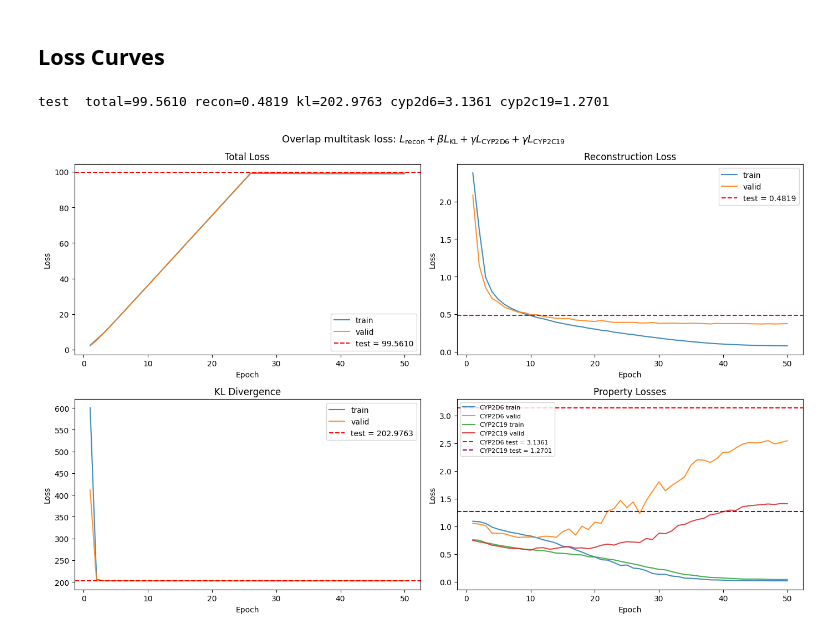
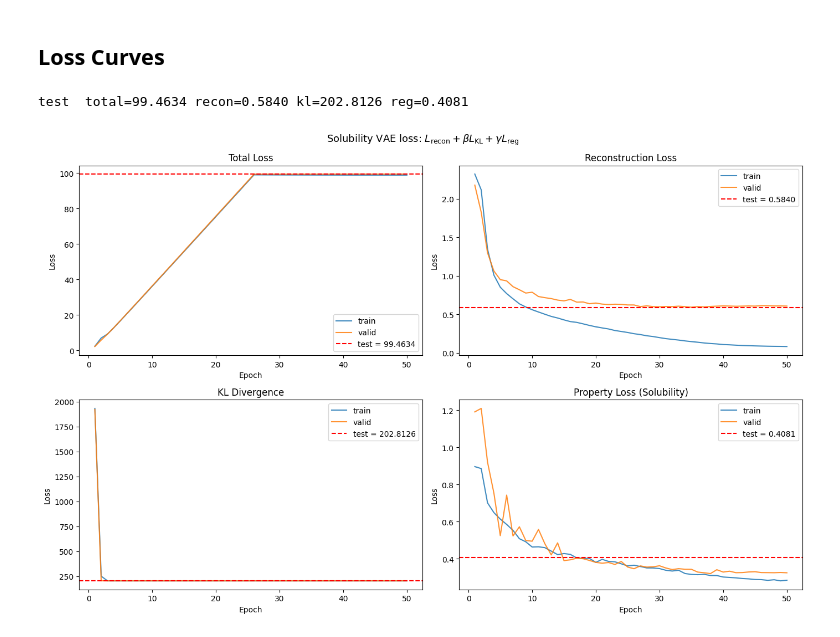
Before and after one commit to elenipsaromatis/mol-vae, a Jupyter notebook: training.ipynb, the cells around one changed output. Drawn from its saved outputs; the diff is of its cells as text; code cells hidden in the pictures.

```diff
--- a/training.ipynb
+++ b/training.ipynb
@@ -39,7 +38,7 @@ tracking uri: file:///Users/elenipsaromatis/Documents/mol-vae/notebooks/mlruns
 `MODE = "train"` retrains. `MODE = "load"` uses `LOAD_RUN_ID`.
 # %%
 MODE = "load"   # "train" or "load"
-LOAD_RUN_ID = "feb070eabc654b1eaea9d6f0699011d9"
+LOAD_RUN_ID = "5f8d30171eab4be384f0c8dd75579e70"
 BATCH_SIZE = 64
 # %% [markdown]
 ## Train or Load
@@ -76,7 +75,7 @@ def build_model_from_state_dict(state_dict, seq_len, device):
     hidden_dim = state_dict["encoder.fc.weight"].shape[0]
     latent_dim = state_dict["encoder.fc_mu.weight"].shape[0]
     n_layers = state_dict["decoder.fc_z.weight"].shape[0] // hidden_dim
-    prop_hidden_size = state_dict["cyp2d6_predictor.net.0.weight"].shape[0]
+    prop_hidden_size = state_dict["reg_predictor.net.0.weight"].shape[0]
 
     model = VAE(
         vocab_size=vocab_size,
@@ -97,7 +96,7 @@ def build_model_from_state_dict(state_dict, seq_len, device):
 
 ckpt_path = run.data.tags.get("checkpoint")
 if ckpt_path is None or not Path(ckpt_path).exists():
-    fallback = PROJECT_ROOT / "checkpoints" / f"vae_overlap_{run_id[:8]}.pth"
+    fallback = PROJECT_ROOT / "checkpoints" / f"vae_solubility_{run_id[:8]}.pth"
     if fallback.exists():
         ckpt_path = str(fallback)
     else:
@@ -147,0 +116,5 @@ final_beta=0.4875 gamma=0.0300 kl_free_bits=0.7917
+# %%
+from train import GAMMA, KL_FREE_BITS, BETA_MAX
+gamma = GAMMA
+kl_free_bits = KL_FREE_BITS
+final_beta = BETA_MAX
@@ -148,26 +141,25 @@ final_beta=0.4875 gamma=0.0300 kl_free_bits=0.7917
 # %% [markdown]
 ## Loss Curves
 # %%
-test_total, test_recon, test_kl, test_cyp2d6, test_cyp2c19 = evaluate_loss(
+from train import evaluate_loss
+test_total, test_recon, test_kl, test_reg = evaluate_loss(
     model=model,
     loader=test_loader,
     beta=final_beta,
     gamma=gamma,
     device=device,
     kl_free_bits=kl_free_bits,
-    pos_weights=pos_weights,
 )
 print(
     f"test  total={test_total:.4f} recon={test_recon:.4f} kl={test_kl:.4f} "
-    f"cyp2d6={test_cyp2d6:.4f} cyp2c19={test_cyp2c19:.4f}"
+    f"reg={test_reg:.4f}"
 )
 # %% [output]
-test  total=99.5610 recon=0.4819 kl=202.9763 cyp2d6=3.1361 cyp2c19=1.2701
+test  total=99.4634 recon=0.5840 kl=202.8126 reg=0.4081
 # %%
 def get_metric(metric_name):
     history = sorted(client.get_metric_history(run_id, metric_name), key=lambda m: m.step)
     return np.array([m.step for m in history]), np.array([m.value for m in history])
-
 
 epochs, train_total_c = get_metric("train_loss")
 _, valid_total_c = get_metric("valid_loss")
@@ -175,44 +167,43 @@ _, train_recon_c = get_metric("train_recon")
 _, valid_recon_c = get_metric("valid_recon")
 _, train_kl_c = get_metric("train_kl")
 _, valid_kl_c = get_metric("valid_kl")
-_, train_cyp2d6_c = get_metric("train_cyp2d6_loss")
-_, valid_cyp2d6_c = get_metric("valid_cyp2d6_loss")
-_, train_cyp2c19_c = get_metric("train_cyp2c19_loss")
-_, valid_cyp2c19_c = get_metric("valid_cyp2c19_loss")
+_, train_reg_c = get_metric("train_reg_loss")
+_, valid_reg_c = get_metric("valid_reg_loss")
 
 fig, axes = plt.subplots(2, 2, figsize=(14, 9))
 axes = axes.flatten()
+
 panels = [
     ("Total Loss",
      [(train_total_c, "train"), (valid_total_c, "valid")],
      [(test_total, "test", "red")]),
     ("Reconstruction Loss",
      [(train_recon_c, "train"), (valid_recon_c, "valid")],
      [(test_recon, "test", "red")]),
     ("KL Divergence",
      [(train_kl_c, "train"), (valid_kl_c, "valid")],
      [(test_kl, "test", "red")]),
-    ("Property Losses",
-     [(train_cyp2d6_c, "CYP2D6 train"), (valid_cyp2d6_c, "CYP2D6 valid"),
-      (train_cyp2c19_c, "CYP2C19 train"), (valid_cyp2c19_c, "CYP2C19 valid")],
-     [(test_cyp2d6, "CYP2D6 test", "red"), (test_cyp2c19, "CYP2C19 test", "purple")]),
+    ("Property Loss (Solubility)",
+     [(train_reg_c, "train"), (valid_reg_c, "valid")],
+     [(test_reg, "test", "red")]),
 ]
+
 for ax, (title, series, tests) in zip(axes, panels):
     for values, label in series:
         ax.plot(epochs, values, label=label, alpha=0.85)
     for te, label, color in tests:
         ax.axhline(te, color=color, linestyle="--", linewidth=1.5, label=f"{label} = {te:.4f}")
     ax.set_title(title)
     ax.set_xlabel("Epoch")
     ax.set_ylabel("Loss")
-    ax.legend(fontsize=8 if title == "Property Losses" else None)
+    ax.legend()
 
 fig.suptitle(
-    r"Overlap multitask loss: $L_{\mathrm{recon}} + \beta L_{\mathrm{KL}}"
-    r" + \gamma L_{\mathrm{CYP2D6}} + \gamma L_{\mathrm{CYP2C19}}$",
+    r"Solubility VAE loss: $L_{\mathrm{recon}} + \beta L_{\mathrm{KL}}"
+    r" + \gamma L_{\mathrm{reg}}$",
     fontsize=13,
 )
 plt.tight_layout()
 plt.show()
 # %% [output]
-[figure, old version]
+[figure, new version]
```
Also changed, not shown: parts of 5 cells of this notebook, 6 other files.
